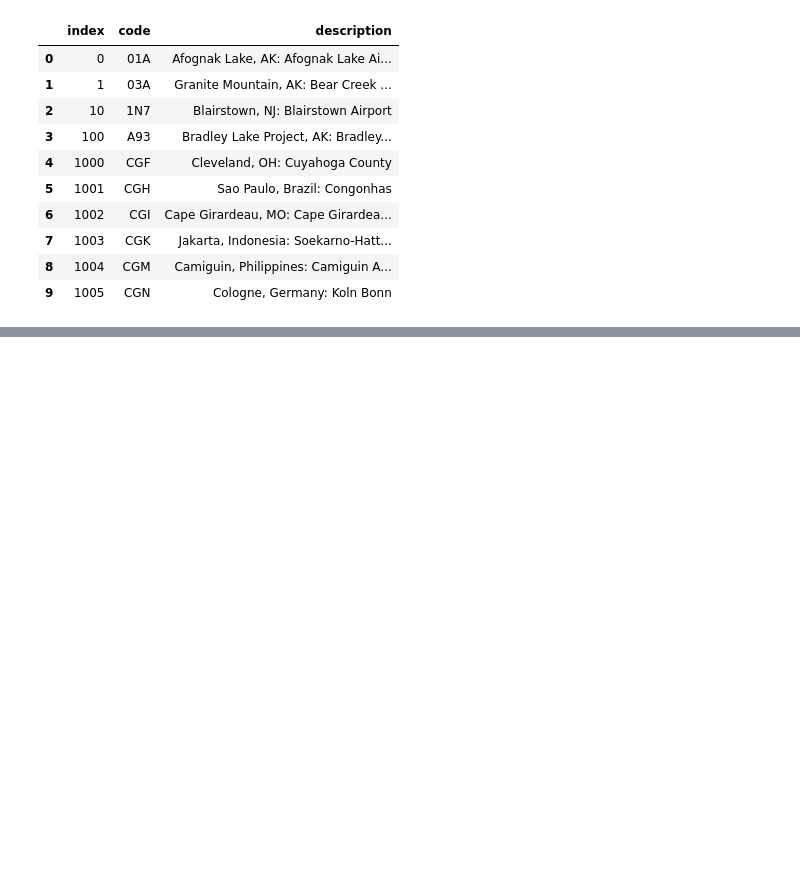
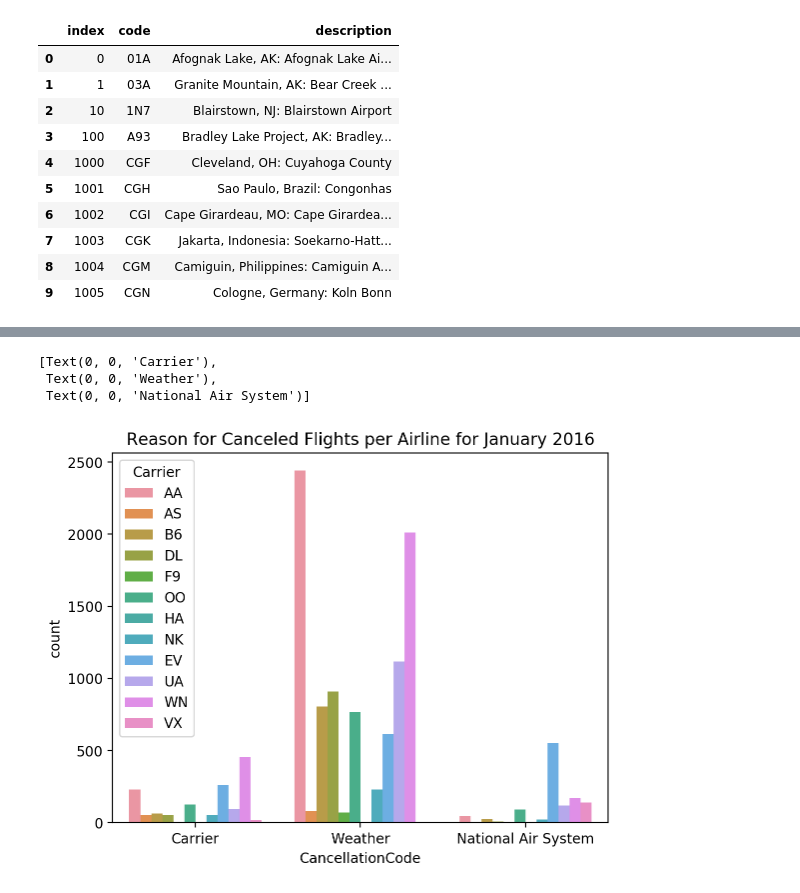
Before and after one commit to fausa/ADS508, a Jupyter notebook: Susy_EDA.ipynb, the cells around one changed output, grey strips where cells are left out. Cells and saved outputs as stored; diff of their text form; code cells hidden in the pictures; blank space fills up the shorter version.

Commit message:
3 questions and plots added

```diff
--- a/Susy_EDA.ipynb
+++ b/Susy_EDA.ipynb
@@ -302,0 +352,3 @@ pd.read_sql(query_airportcode, conn)
+# %%
+flights_df= pd.read_csv("s3://sagemaker-us-east-1-993410942383/content-project/airline_data/airline_flights_table/arline_flights_table.csv")
+flights_df.head()
@@ -302,0 +372,14 @@ pd.read_sql(query_airportcode, conn)
+# %%
+import seaborn as sns
+
+g=sns.countplot(data=flights_df,
+              x='CancellationCode',
+              hue='Carrier'
+             )
+g.set_title('Reason for Canceled Flights per Airline for January 2016')
+g.set_xticklabels(['Carrier','Weather','National Air System'])
+# %% [output]
+[Text(0, 0, 'Carrier'),
+ Text(0, 0, 'Weather'),
+ Text(0, 0, 'National Air System')]
+[figure, added]
```
Also changed, not shown: parts of 22 cells of this notebook.
